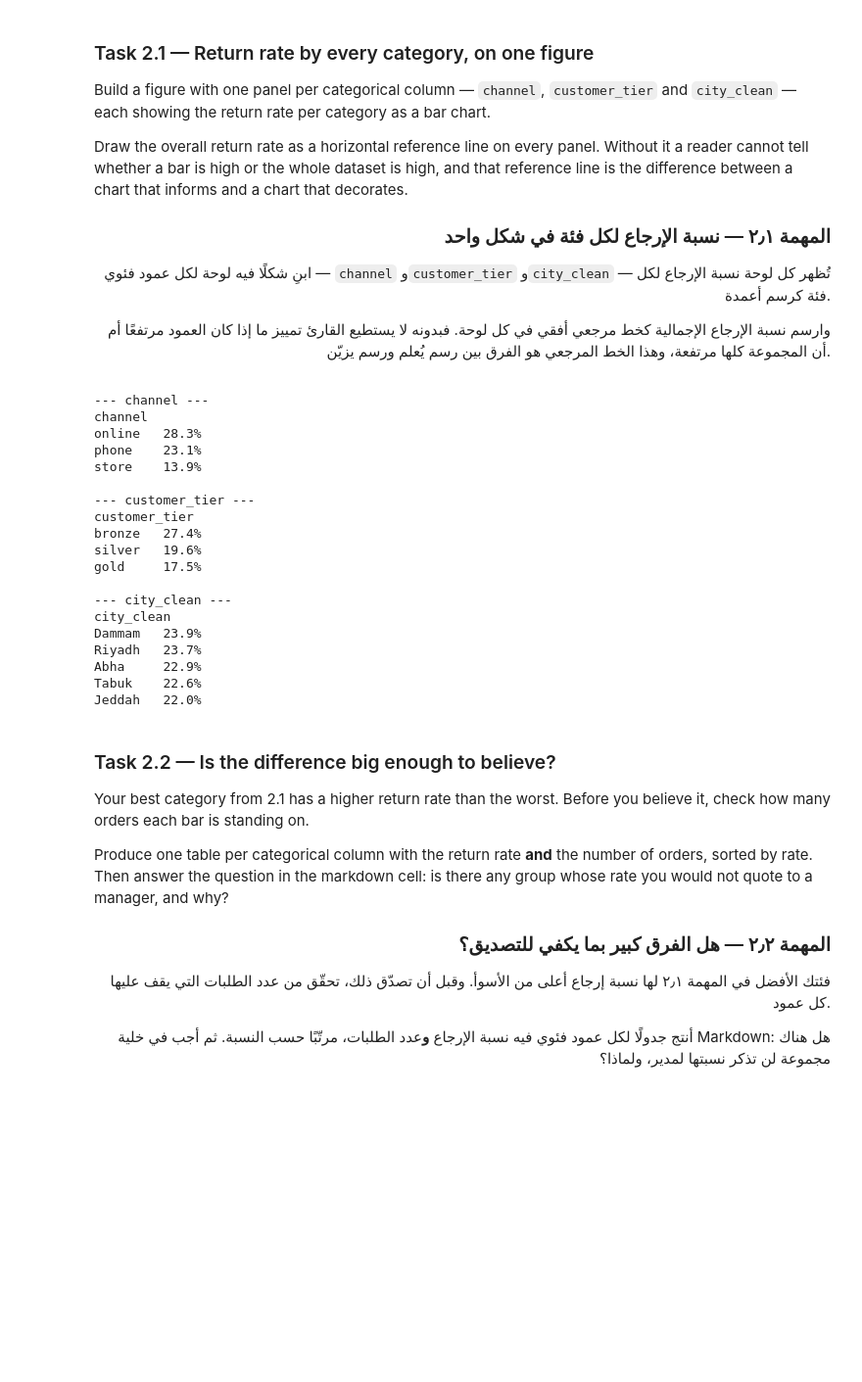
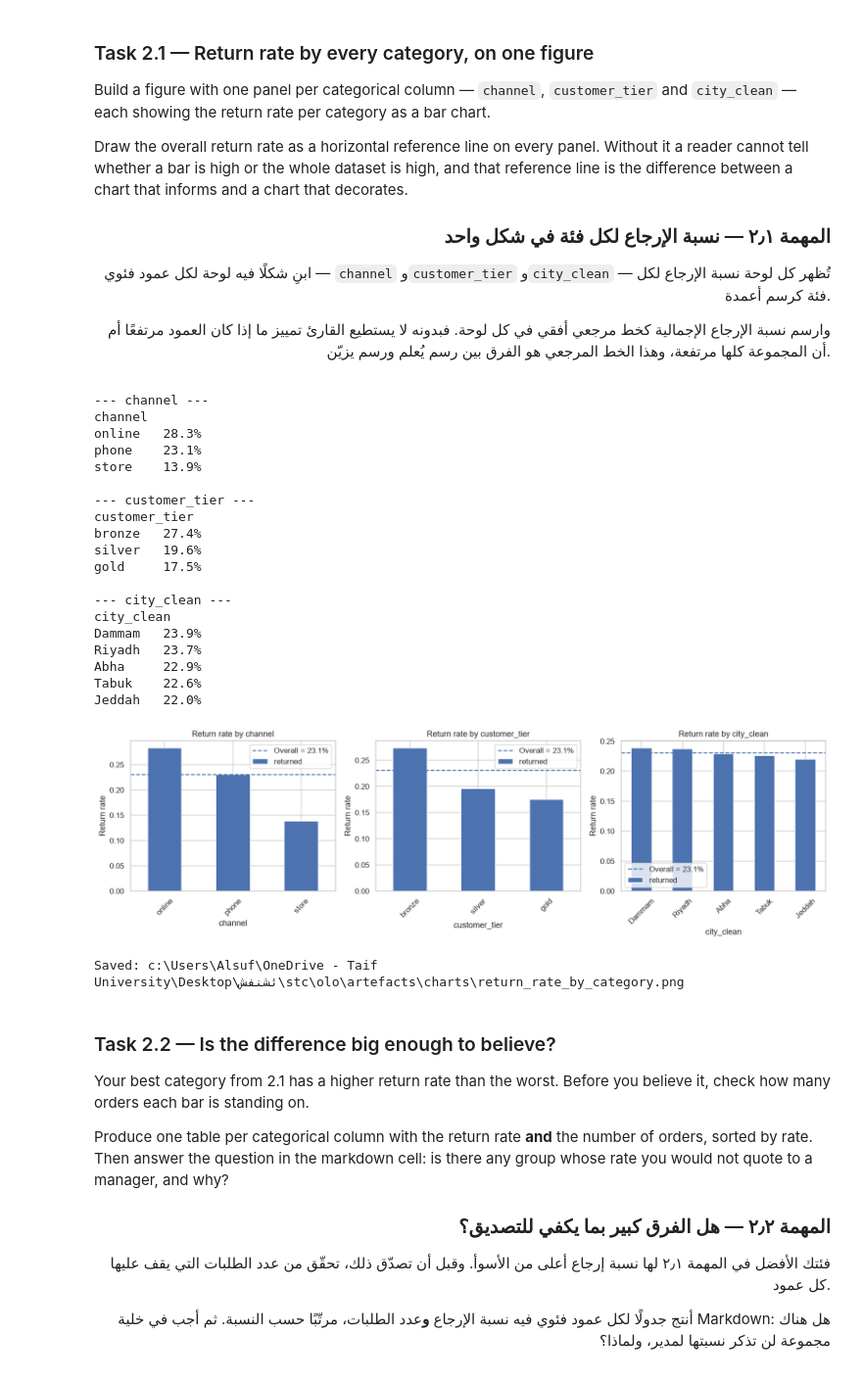
Before and after one commit to Hanan-codes/AIEP_Olo_student, a Jupyter notebook: week_2_data_engineering/labs_v2/D2_eda_and_visualisation/D2_eda_and_visualisation_blank.ipynb, the cells around one changed output. Shown at 98% size. Saved outputs shown, nothing was run; the diff lists cells and outputs as text; code cells hidden in the pictures; blank space fills up the shorter version.

```diff
--- a/week_2_data_engineering/labs_v2/D2_eda_and_visualisation/D2_eda_and_visualisation_blank.ipynb
+++ b/week_2_data_engineering/labs_v2/D2_eda_and_visualisation/D2_eda_and_visualisation_blank.ipynb
@@ -319,35 +319,69 @@ difference between a chart that informs and a chart that decorates.
 # ابحث عن: "matplotlib subplots axhline bar"
 # ────────────────────────────────────────────────────────────────────
 
 CATEGORICAL = ["channel", "customer_tier", "city_clean"]
 overall = raw["returned"].mean()
 # TODO: Draw one bar panel per categorical column showing the return rate of each category, with the overall rate as a horizontal reference line on each panel.
 # مهمة: ارسم لوحة أعمدة لكل عمود فئوي تُظهر نسبة الإرجاع لكل فئة، مع نسبة الإرجاع الإجمالية كخط مرجعي أفقي على كل لوحة.
-rate_tables = {col: raw.groupby(col)["returned"].mean().sort_values(ascending=False) for col in CATEGORICAL}
+CATEGORICAL = ["channel", "customer_tier", "city_clean"]
+overall = raw["returned"].mean()
 
-for col, rates in rate_tables.items():
+rate_tables = {
+    col: raw.groupby(col)["returned"].mean().sort_values(ascending=False)
+    for col in CATEGORICAL
+}
+
+fig, axes = plt.subplots(1, len(CATEGORICAL), figsize=(15, 4.5))
+
+for ax, col in zip(axes, CATEGORICAL):
+    rates = rate_tables[col]
+
+    rates.plot(kind="bar", ax=ax)
+
+    ax.axhline(
+        overall,
+        linestyle="--",
+        label=f"Overall = {overall:.1%}"
+    )
+
+    ax.set_title(f"Return rate by {col}")
+    ax.set_xlabel(col)
+    ax.set_ylabel("Return rate")
+    ax.tick_params(axis="x", rotation=45)
+    ax.legend()
+
     print(f"--- {col} ---")
     print(rates.to_string(float_format="{:.1%}".format), "\n")
+
+plt.tight_layout()
+
+chart_path = CHART_DIR / "return_rate_by_category.png"
+plt.savefig(chart_path, bbox_inches="tight")
+plt.show()
+
+print(f"Saved: {chart_path}")
 # %% [output]
 --- channel ---
 channel
 online   28.3%
 phone    23.1%
 store    13.9%
 
 --- customer_tier ---
 customer_tier
 bronze   27.4%
 silver   19.6%
 gold     17.5%
 
 --- city_clean ---
 city_clean
 Dammam   23.9%
 Riyadh   23.7%
 Abha     22.9%
 Tabuk    22.6%
 Jeddah   22.0%
+[figure, added]
+Saved: c:\Users\Alsuf\OneDrive - Taif University\Desktop\ئشنفش\stc\olo\artefacts\charts\return_rate_by_category.png
 # %% [markdown]
 ### Task 2.2 — Is the difference big enough to believe?
 
```
Also changed, not shown: parts of 9 cells of this notebook.
